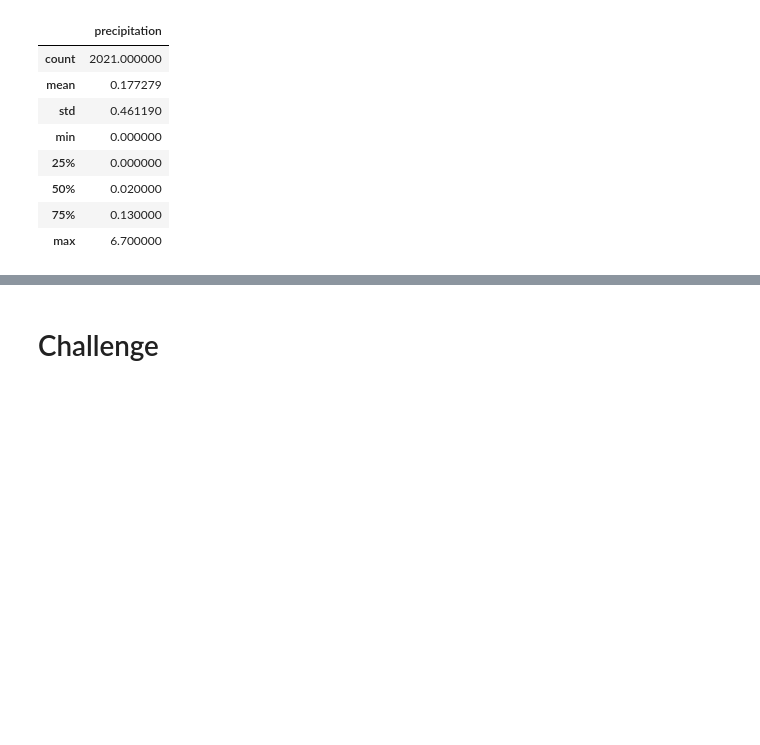
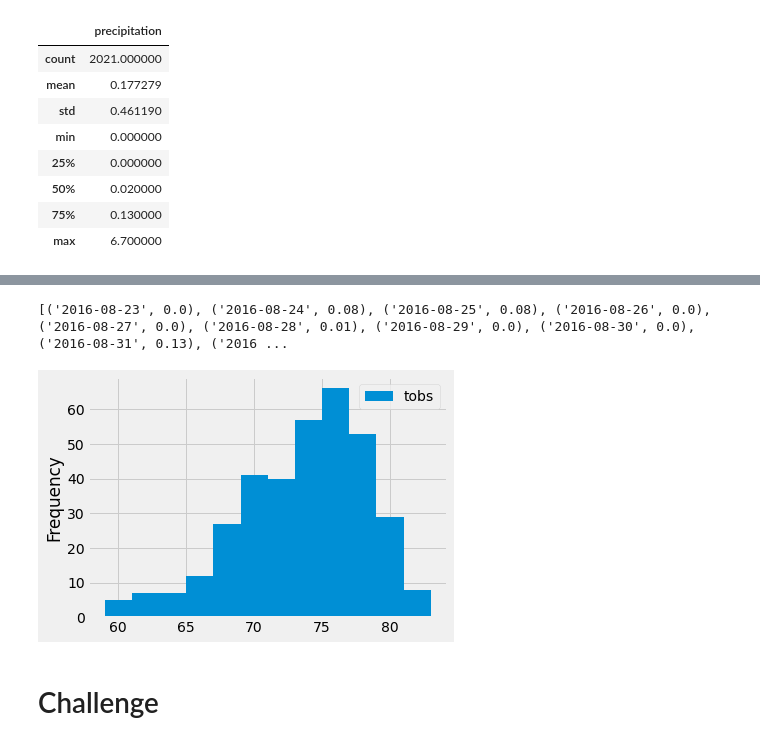
Before and after one commit to abir0205/surfs_up, a Jupyter notebook: climate_analysis.ipynb, the cells around one changed output, grey strips where cells are left out. Cells and saved outputs as stored; diff of their text form; code cells hidden in the pictures; blank space fills up the shorter version.

```diff
--- a/climate_analysis.ipynb
+++ b/climate_analysis.ipynb
@@ -109,9 +129,26 @@ df.describe()
 # %%
 # Using the station id from the previous query, calculate the lowest temperature recorded,
 # highest temperature recorded, and average temperature most active station?
+session.query()
+session.query(func.min(Measurement.tobs), func.max(Measurement.tobs), func.avg(Measurement.tobs))
+session.query(func.min(Measurement.tobs), func.max(Measurement.tobs), func.avg(Measurement.tobs)).\
+filter(Measurement.station == 'USC00519281')
+session.query(func.min(Measurement.tobs), func.max(Measurement.tobs), func.avg(Measurement.tobs)).\
+filter(Measurement.station == 'USC00519281').all()
+# %% [output]
+[('2016-08-23', 0.0), ('2016-08-24', 0.08), ('2016-08-25', 0.08), ('2016-08-26', 0.0), ('2016-08-27', 0.0), ('2016-08-28', 0.01), ('2016-08-29', 0.0), ('2016-08-30', 0.0), ('2016-08-31', 0.13), ('2016 ...
 # %%
 # Choose the station with the highest number of temperature observations.
 # Query the last 12 months of temperature observation data for this station and plot the results as a histogram
+session.query(Measurement.tobs)
+results = session.query(Measurement.tobs).\
+filter(Measurement.station == 'USC00519281').\
+filter(Measurement.date >= prev_year).all()
+df = pd.DataFrame(results, columns=['tobs'])
+df.plot.hist(bins=12)
+plt.tight_layout()
+# %% [output]
+[figure, added]
 # %%
 # Write a function called `calc_temps` that will accept start date and end date in the format '%Y-%m-%d'
 # and return the minimum, average, and maximum temperatures for that range of dates
```
Also changed, not shown: parts of 3 cells of this notebook.
